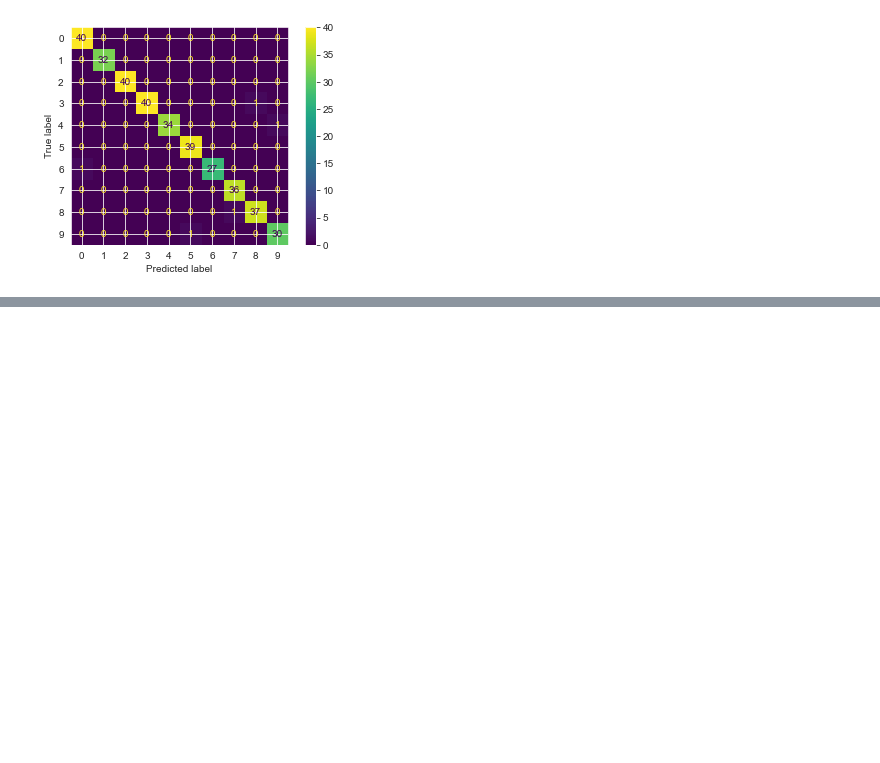
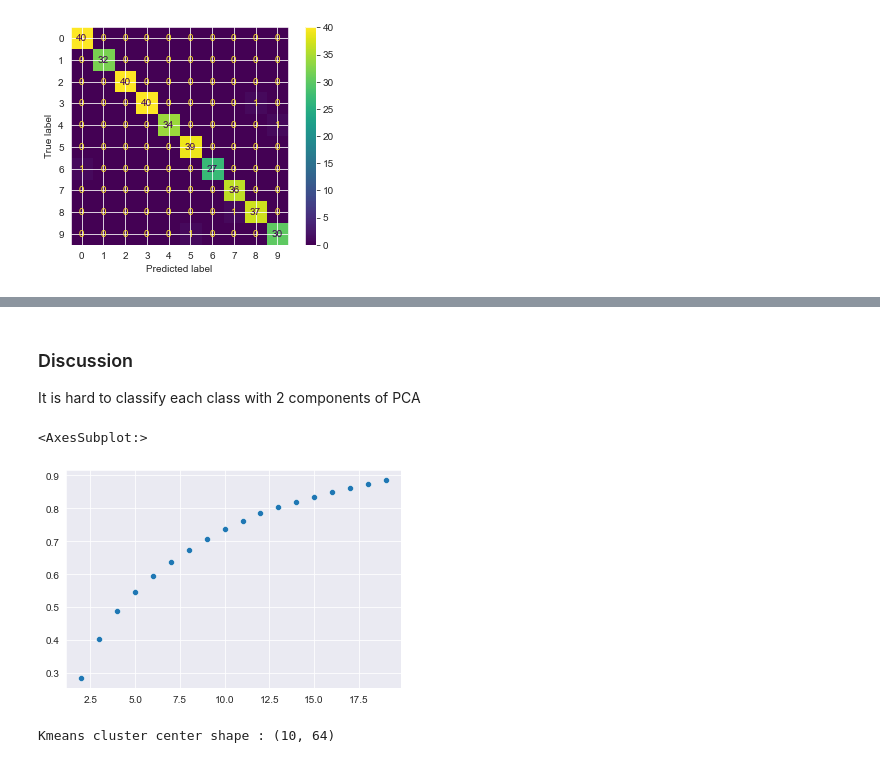
Before and after one commit to vkehfdl1/khu_ml_hw05, a Jupyter notebook: hw05.ipynb, the cells around one changed output, grey strips where cells are left out. Saved outputs shown, nothing was run; the diff lists cells and outputs as text; code cells hidden in the pictures; blank space fills up the shorter version.

```diff
--- a/hw05.ipynb
+++ b/hw05.ipynb
@@ -69,0 +93,22 @@ plot_confusion_matrix(rf_model, X_test, y_test)
+# %% [markdown]
+### Discussion
+It is hard to classify each class with 2 components of PCA
+# %%
+variance_ratio = []
+for i in range(2, 20):
+    pca = PCA(n_components=i)
+    pca.fit(data, target)
+    variance_ratio.append(sum(pca.explained_variance_ratio_))
+sns.scatterplot(x=[i for i in range(2, 20)], y=variance_ratio)
+# %% [output]
+<AxesSubplot:>
+[figure, added]
+# %%
+from sklearn.cluster import KMeans
+kmeans = KMeans(n_clusters=10, random_state=2021)
+kmeans.fit(data)
+print("Kmeans cluster center shape : {0}".format(kmeans.cluster_centers_.shape))
+cluster_center = kmeans.cluster_centers_
+cluster_center = cluster_center.reshape(-1, 8, 8)
+# %% [output]
+Kmeans cluster center shape : (10, 64)
```
Also changed, not shown: parts of 12 cells of this notebook.
